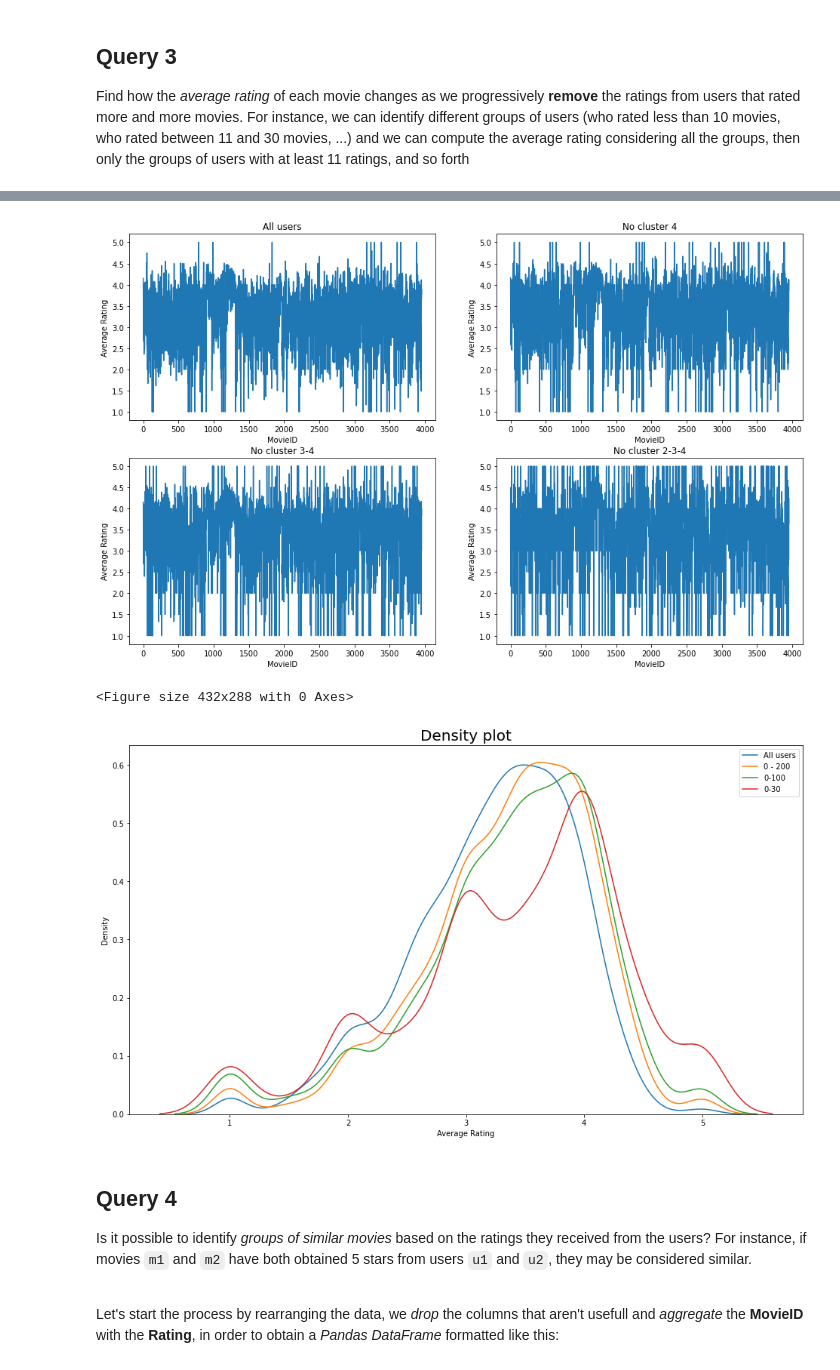
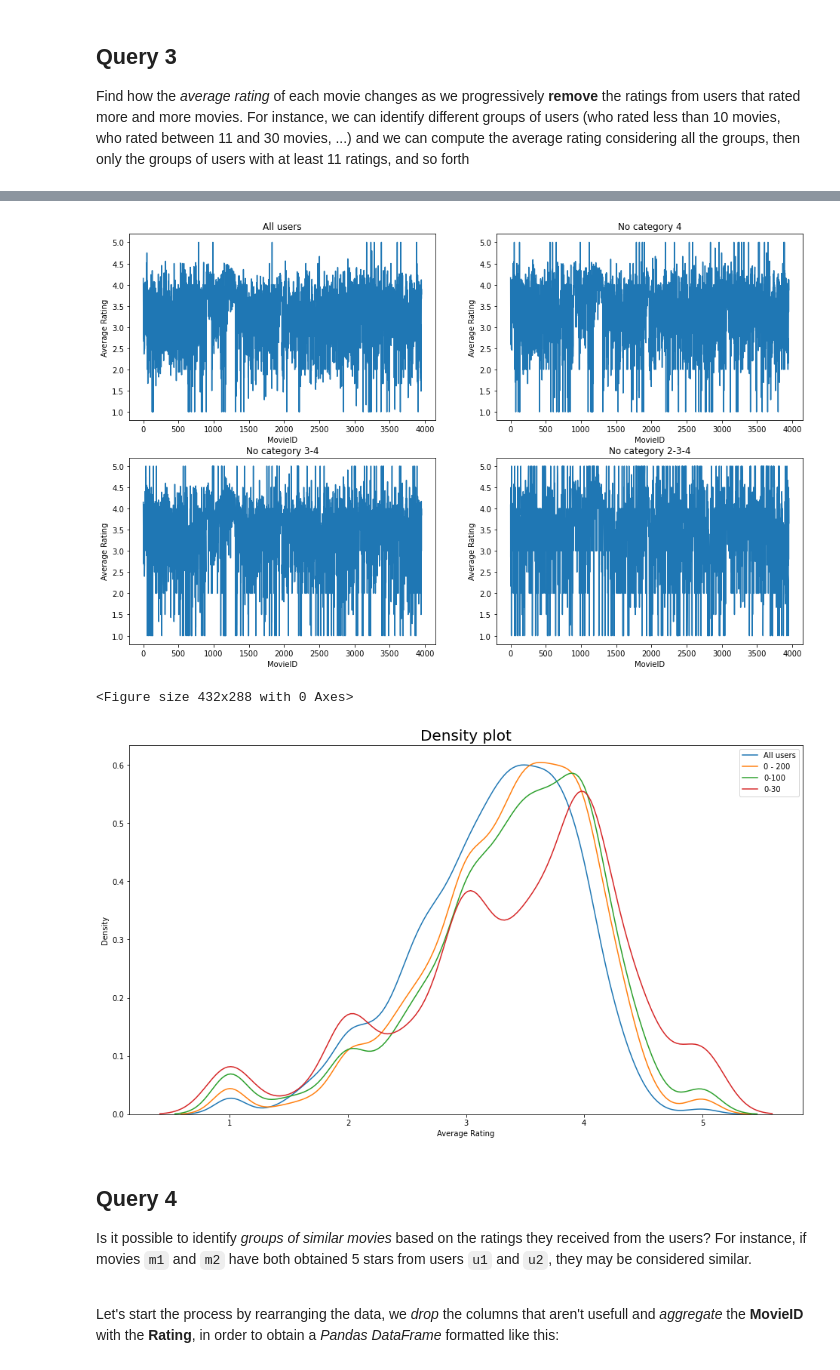
Before and after one commit to zetaemme/movielens_analysis, a Jupyter notebook: movielens.ipynb, the cells around one changed output, grey strips where cells are left out. Cells and saved outputs as stored; diff of their text form; code cells hidden in the pictures.

```diff
--- a/movielens.ipynb
+++ b/movielens.ipynb
@@ -563,13 +561,14 @@ print(f"Number of Low Rated Movies (threshold=3): {category_count[1]['count']}")
 Number of High Rated Movies (threshold=3): 2080
 Number of Low Rated Movies (threshold=3): 627
 # %%
+from datetime import date
 import matplotlib.pyplot as plt
 import pandas as pd
 from pyspark.sql.functions import mean, udf
 from pyspark.sql.types import StringType
 
 @udf(returnType=StringType())
-def getYear(date):
+def getYear(date: date):
     if (date.year == 2000) or date.year == 2001 and (1 <= date.month <= 3):
         return "Significant"
 
@@ -602,7 +601,7 @@ threshold = 3
 
 
 @udf(returnType=StringType())
-def category(avg):
+def category(avg: float):
     if avg >= threshold:
         return "High Rated"
 
@@ -651,7 +650,7 @@ import seaborn as sns
 
 # Changing the intervals in this UDF alters the plot
 @udf(returnType=IntegerType())
-def cluster(count: int):
+def label(count: int):
     if 0 <= count <= 30:
         return 1
 
@@ -664,7 +663,7 @@ def cluster(count: int):
     return 4
 
 
-# Each cluster identifies the user category:
+# Each label identifies the user category:
 # 1) 0 to 30 ratings
 # 2) 31 to 100 ratings
 # 3) 101 to 200 ratings
@@ -672,8 +671,8 @@ def cluster(count: int):
 user_cluster = ratings_dataset.groupBy("UserID").count()\
                                   .orderBy("UserID")\
                                   .withColumn(
-                                      "Cluster",
-                                      cluster(col("count"))
+                                      "Label",
+                                      label(col("count"))
                                   ).drop("count")
 
 clusterized_ratings = ratings_dataset.join(user_cluster, "UserID").drop("Date")
@@ -683,22 +682,22 @@ ratings_averages_all_users = clusterized_ratings.groupBy("MovieID")\
                                                 .orderBy("MovieID")\
                                                 .toPandas()
 
-ratings_averages_no_c4 = clusterized_ratings.filter(col("Cluster") != 4)\
+ratings_averages_no_c4 = clusterized_ratings.filter(col("Label") != 4)\
                                             .groupBy("MovieID")\
                                             .agg({"Rating": "mean"})\
                                             .orderBy("MovieID")\
                                             .toPandas()
 
-ratings_averages_no_c43 = clusterized_ratings.filter(col("Cluster") != 4)\
-                                             .filter(col("Cluster") != 3)\
+ratings_averages_no_c43 = clusterized_ratings.filter(col("Label") != 4)\
+                                             .filter(col("Label") != 3)\
                                              .groupBy("MovieID")\
                                              .agg({"Rating": "mean"})\
                                              .orderBy("MovieID")\
                                              .toPandas()
 
-ratings_averages_no_c432 = clusterized_ratings.filter(col("Cluster") != 4)\
-                                             .filter(col("Cluster") != 3)\
-                                             .filter(col("Cluster") != 2)\
+ratings_averages_no_c432 = clusterized_ratings.filter(col("Label") != 4)\
+                                             .filter(col("Label") != 3)\
+                                             .filter(col("Label") != 2)\
                                              .groupBy("MovieID")\
                                              .agg({"Rating": "mean"})\
                                              .orderBy("MovieID")\
@@ -707,9 +706,9 @@ ratings_averages_no_c432 = clusterized_ratings.filter(col("Cluster") != 4)\
 fig, axes = plt.subplots(2, 2, figsize=(16, 10))
 
 axes[0, 0].set_title("All users")
-axes[0, 1].set_title("No cluster 4")
-axes[1, 0].set_title("No cluster 3-4")
-axes[1, 1].set_title("No cluster 2-3-4")
+axes[0, 1].set_title("No category 4")
+axes[1, 0].set_title("No category 3-4")
+axes[1, 1].set_title("No category 2-3-4")
 
 axes[0, 0].set_ylabel("Average Rating")
 axes[0, 1].set_ylabel("Average Rating")
@@ -791,4 +790,4 @@ plt.show()
-[figure, old version]
+[figure, new version]
 <Figure size 432x288 with 0 Axes>
 [figure]
 # %% [markdown]
```
Also changed, not shown: parts of 14 cells of this notebook, 3 other files.
